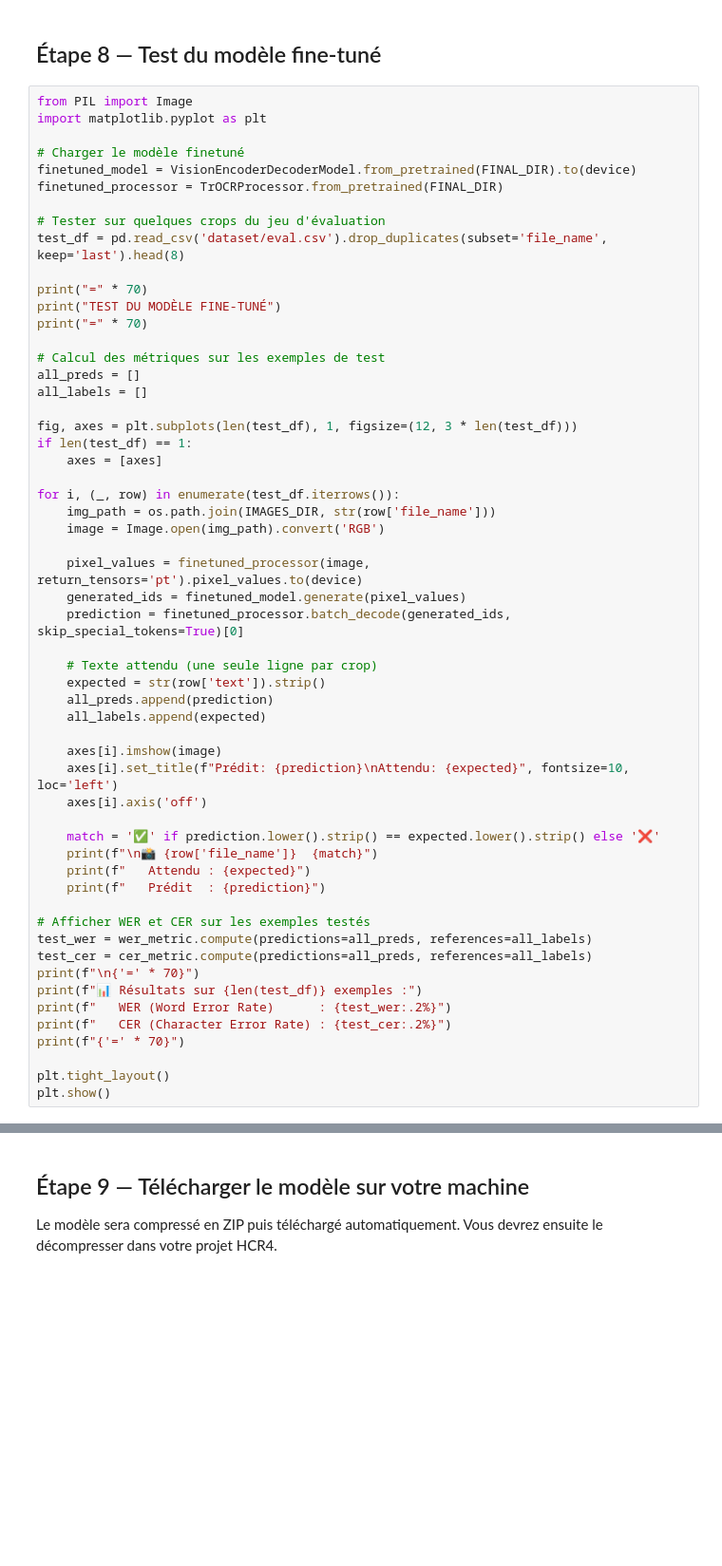
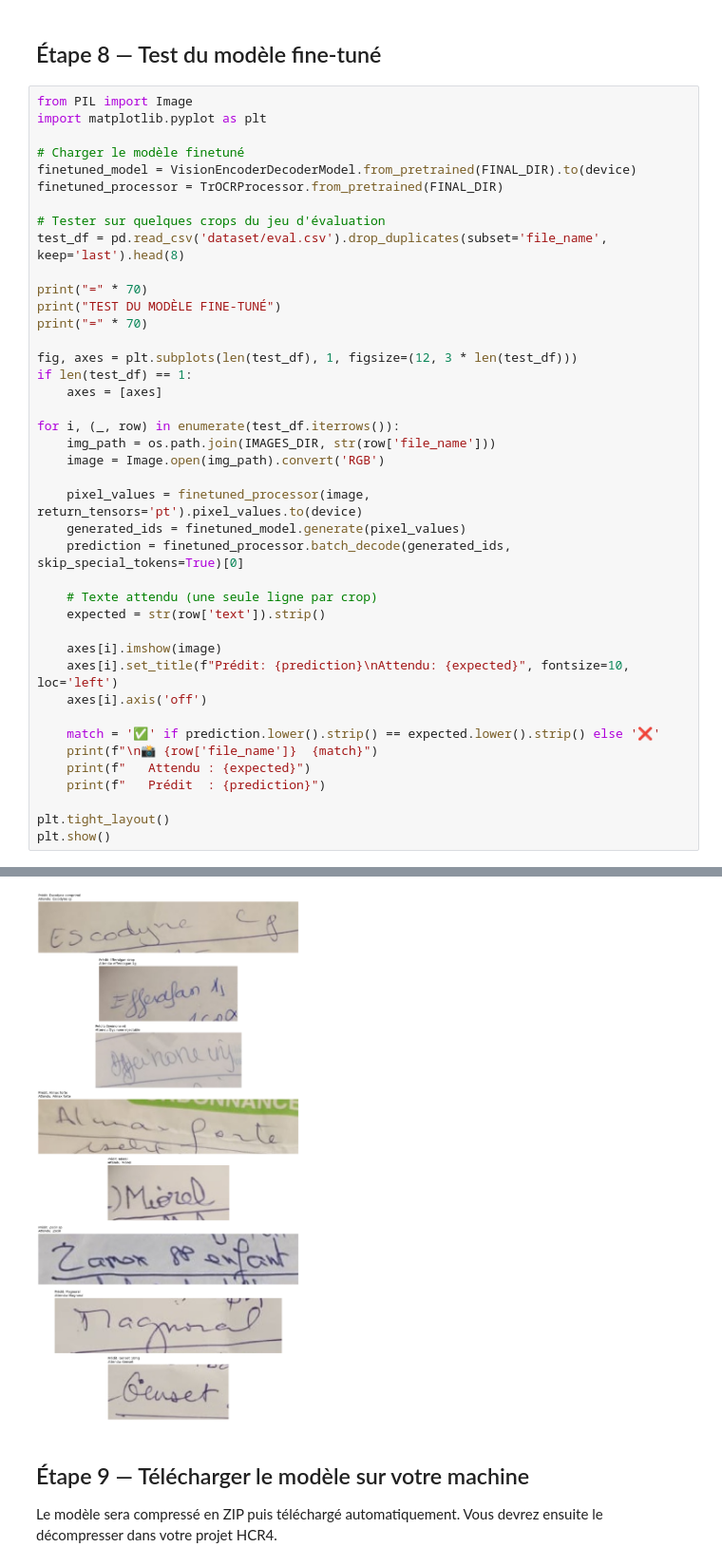
Before and after one commit to AMTHELINKER/HCR-annotation, a Jupyter notebook: backend/ai/finetuning/HCR4_Finetuning_TrOCR.ipynb, the cells around one changed output, grey strips where cells are left out. Shown at 95% size. Drawn from its saved outputs; the diff is of its cells as text; blank space fills up the shorter version.

```diff
--- a/backend/ai/finetuning/HCR4_Finetuning_TrOCR.ipynb
+++ b/backend/ai/finetuning/HCR4_Finetuning_TrOCR.ipynb
@@ -266,10 +334,6 @@ print("=" * 70)
 print("TEST DU MODÈLE FINE-TUNÉ")
 print("=" * 70)
 
-# Calcul des métriques sur les exemples de test
-all_preds = []
-all_labels = []
-
 fig, axes = plt.subplots(len(test_df), 1, figsize=(12, 3 * len(test_df)))
 if len(test_df) == 1:
     axes = [axes]
@@ -284,8 +348,6 @@ for i, (_, row) in enumerate(test_df.iterrows()):
 
     # Texte attendu (une seule ligne par crop)
     expected = str(row['text']).strip()
-    all_preds.append(prediction)
-    all_labels.append(expected)
 
     axes[i].imshow(image)
     axes[i].set_title(f"Prédit: {prediction}\nAttendu: {expected}", fontsize=10, loc='left')
@@ -296,14 +358,6 @@ for i, (_, row) in enumerate(test_df.iterrows()):
     print(f"   Attendu : {expected}")
     print(f"   Prédit  : {prediction}")
 
-# Afficher WER et CER sur les exemples testés
-test_wer = wer_metric.compute(predictions=all_preds, references=all_labels)
-test_cer = cer_metric.compute(predictions=all_preds, references=all_labels)
-print(f"\n{'=' * 70}")
-print(f"📊 Résultats sur {len(test_df)} exemples :")
-print(f"   WER (Word Error Rate)      : {test_wer:.2%}")
-print(f"   CER (Character Error Rate) : {test_cer:.2%}")
-print(f"{'=' * 70}")
-
 plt.tight_layout()
 plt.show()
+# %% [output]
@@ -310,3 +381,4 @@ plt.show()
+[figure, added]
 # %% [markdown]
 ## Étape 9 — Télécharger le modèle sur votre machine
 
```
Also changed, not shown: parts of 14 cells of this notebook, 5 other files.
